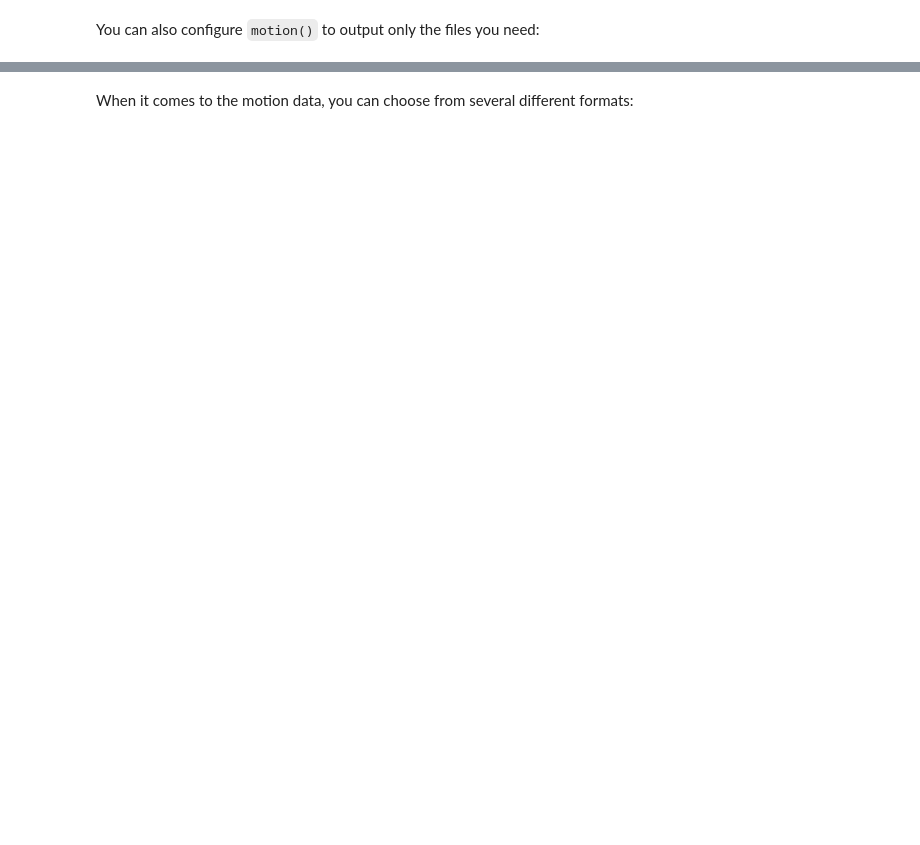
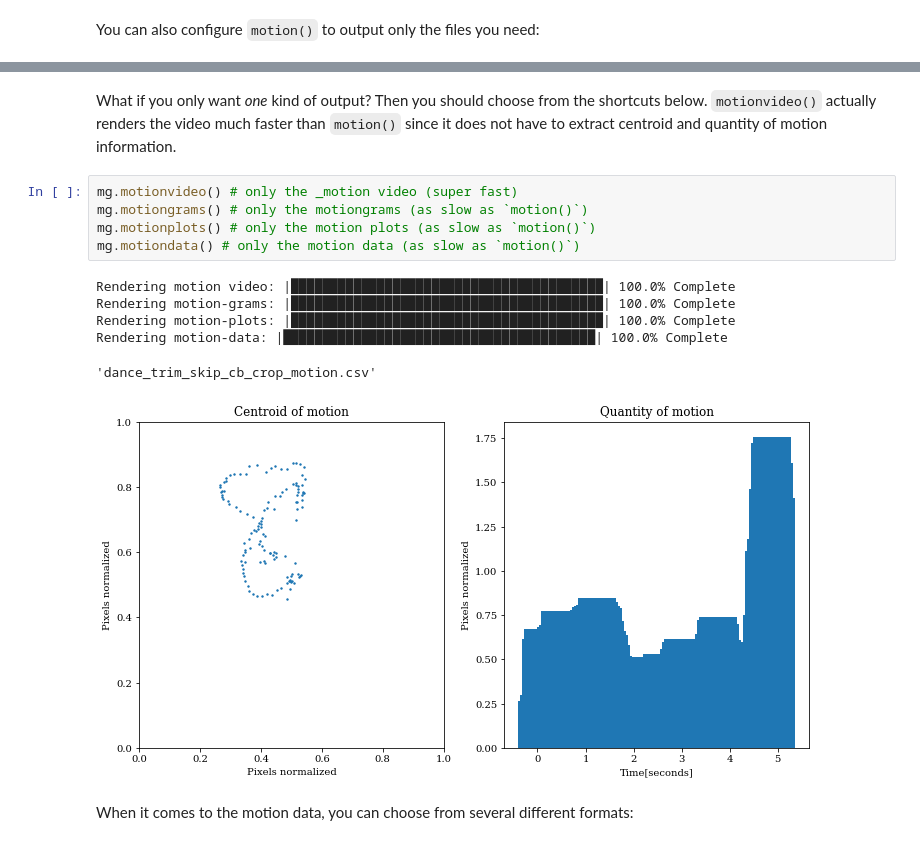
Before and after one commit to fourMs/MGT-python, a Jupyter notebook: musicalgestures/MusicalGesturesToolbox.ipynb, the cells around one changed output, grey strips where cells are left out. Saved outputs shown, nothing was run; the diff lists cells and outputs as text; blank space fills up the shorter version.

```diff
--- a/musicalgestures/MusicalGesturesToolbox.ipynb
+++ b/musicalgestures/MusicalGesturesToolbox.ipynb
@@ -226,3 +330,17 @@ mg.motion(save_plot=False, save_video=False, save_motiongrams=False)
+# %% [markdown]
+What if you only want _one_ kind of output? Then you should choose from the shortcuts below. `motionvideo()` actually renders the video much faster than `motion()` since it does not have to extract centroid and quantity of motion information.
+# %%
+mg.motionvideo() # only the _motion video (super fast)
+mg.motiongrams() # only the motiongrams (as slow as `motion()`)
+mg.motionplots() # only the motion plots (as slow as `motion()`)
+mg.motiondata() # only the motion data (as slow as `motion()`)
+# %% [output]
+Rendering motion video: |████████████████████████████████████████| 100.0% Complete
+Rendering motion-grams: |████████████████████████████████████████| 100.0% Complete
+Rendering motion-plots: |████████████████████████████████████████| 100.0% Complete
+Rendering motion-data: |████████████████████████████████████████| 100.0% Complete
+'dance_trim_skip_cb_crop_motion.csv'
+[figure, added]
 # %% [markdown]
 When it comes to the motion data, you can choose from several different formats:
 # %%
```
Also changed, not shown: parts of 75 cells of this notebook.
